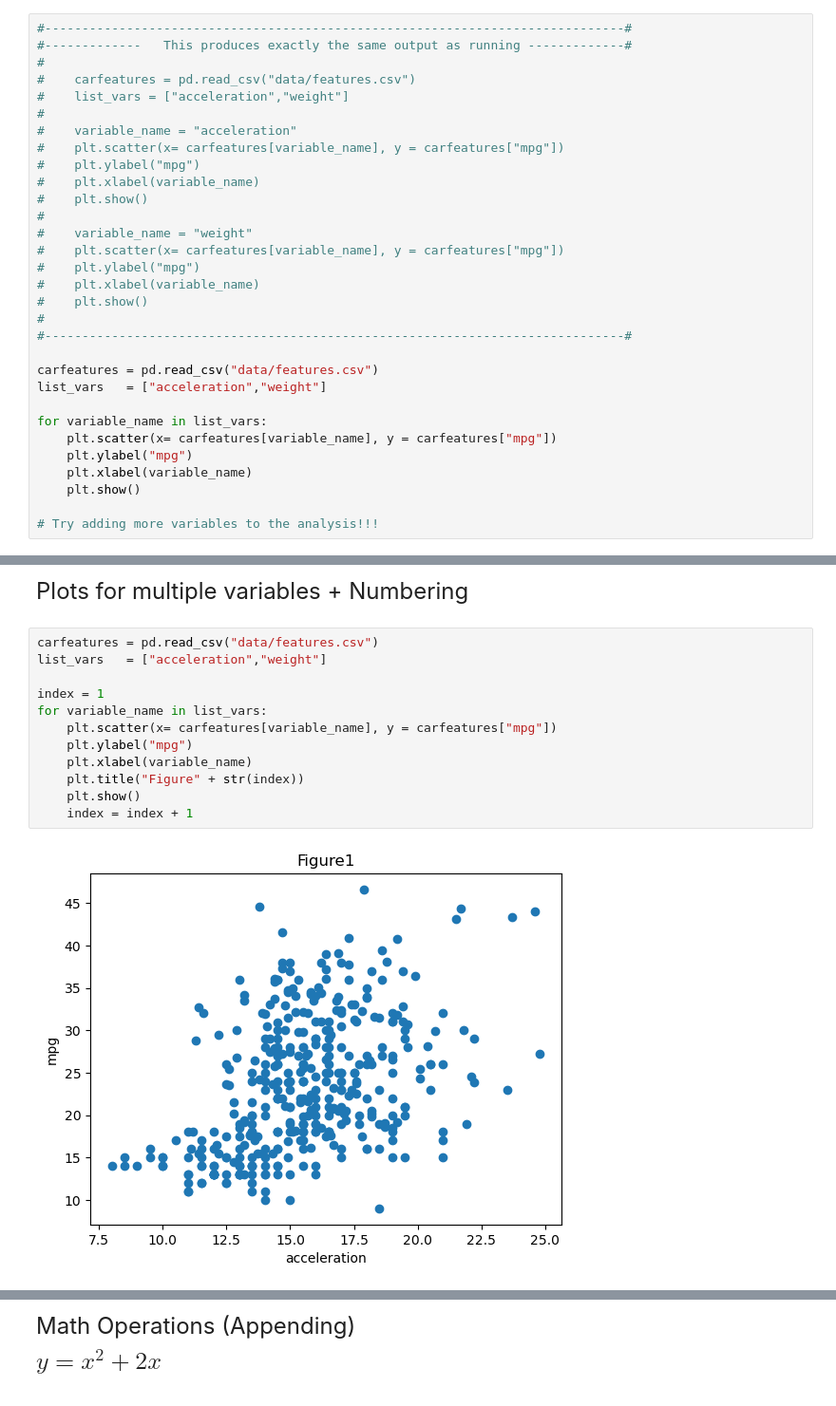
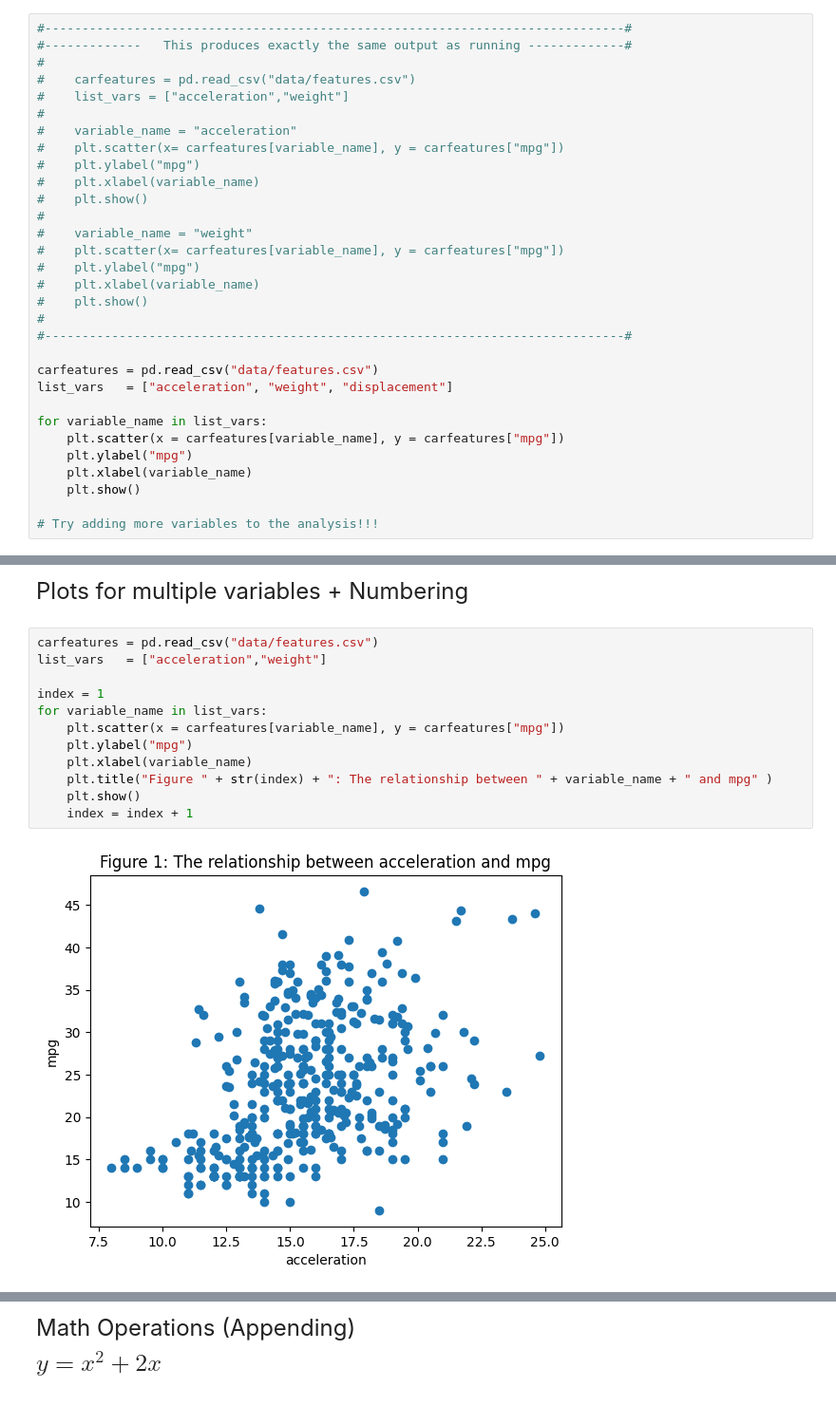
Before and after one commit to isabelcohen/emoryqtm151, a Jupyter notebook: Lecture 05/Lecture 5.ipynb, the cells around one changed output, grey strips where cells are left out. Shown at 95% size. Saved outputs shown, nothing was run; the diff lists cells and outputs as text.

```diff
--- a/Lecture 05/Lecture 5.ipynb
+++ b/Lecture 05/Lecture 5.ipynb
@@ -217,10 +236,10 @@ Plots for multiple variables
 #------------------------------------------------------------------------------#
 
 carfeatures = pd.read_csv("data/features.csv")
-list_vars   = ["acceleration","weight"]
+list_vars   = ["acceleration", "weight", "displacement"]
 
 for variable_name in list_vars:
-    plt.scatter(x= carfeatures[variable_name], y = carfeatures["mpg"])
+    plt.scatter(x = carfeatures[variable_name], y = carfeatures["mpg"])
     plt.ylabel("mpg")
     plt.xlabel(variable_name)
     plt.show()
@@ -236,14 +256,14 @@ Plots for multiple variables + Numbering
 # %%
 carfeatures = pd.read_csv("data/features.csv")
 list_vars   = ["acceleration","weight"]
 
 index = 1
 for variable_name in list_vars:
-    plt.scatter(x= carfeatures[variable_name], y = carfeatures["mpg"])
+    plt.scatter(x = carfeatures[variable_name], y = carfeatures["mpg"])
     plt.ylabel("mpg")
     plt.xlabel(variable_name)
-    plt.title("Figure" + str(index))
+    plt.title("Figure " + str(index) + ": The relationship between " + variable_name + " and mpg" )
     plt.show()
     index = index + 1
 # %% [output]
-[figure, old version]
+[figure, new version]
```
Also changed, not shown: parts of 10 cells of this notebook.
